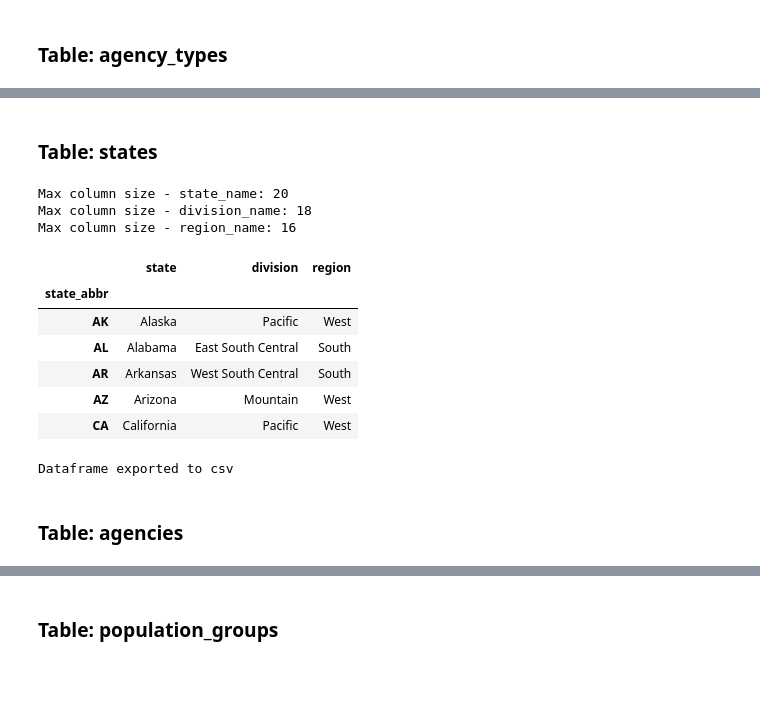
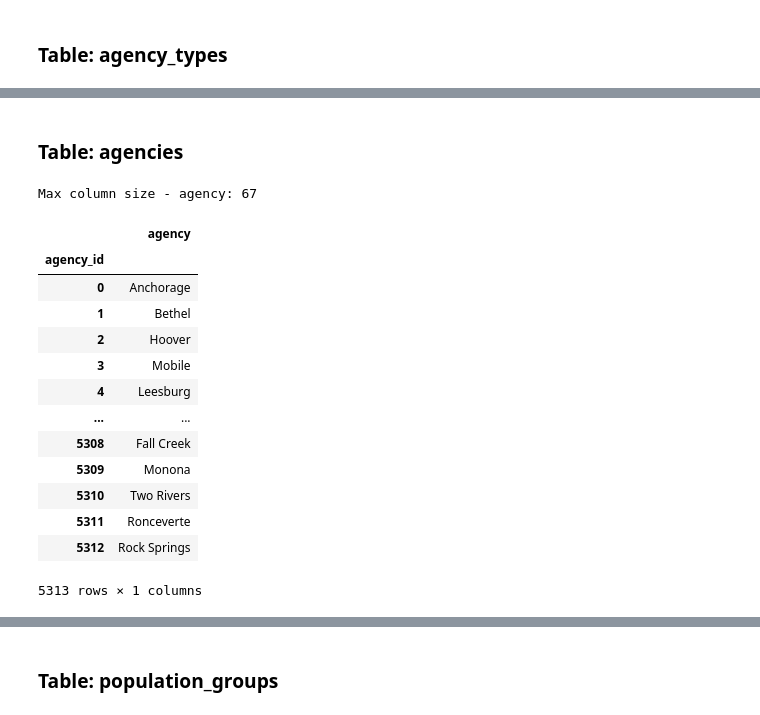
Before and after one commit to evacs/Project-3, a Jupyter notebook: etl/fbi_hate_crimes_data.ipynb, the cells around one changed output, grey strips where cells are left out. Saved outputs shown, nothing was run; the diff lists cells and outputs as text; code cells hidden in the pictures; blank space fills up the shorter version.

```diff
--- a/etl/fbi_hate_crimes_data.ipynb
+++ b/etl/fbi_hate_crimes_data.ipynb
@@ -64,35 +100,28 @@ print('Dataframe exported to csv')
-# %% [markdown]
-### Table: states
-# %%
-# # Create dataframe for states
-states_df = crime_data_df.loc[:, ['state_abbr', 'state_name', 'division_name', 'region_name']].groupby('state_abbr').first()
-states_renamed_df = states_df.rename(columns={'state_name': 'state', 'division_name': 'division', 'region_name': 'region'})
-
-# Print maximum size of each column for database schema
-print(f"Max column size - state_name: {states_df['state_name'].map(lambda x: len(x)).max()}")
-print(f"Max column size - division_name: {states_df['division_name'].map(lambda x: len(x)).max()}")
-print(f"Max column size - region_name: {states_df['region_name'].map(lambda x: len(x)).max()}")
-
-# Display sample data
-states_renamed_df.head()
-# %% [output]
-Max column size - state_name: 20
-Max column size - division_name: 18
-Max column size - region_name: 16
-|  | state | division | region |
-| state_abbr |  |  |  |
-| AK | Alaska | Pacific | West |
-| AL | Alabama | East South Central | South |
-| AR | Arkansas | West South Central | South |
-| AZ | Arizona | Mountain | West |
-| CA | California | Pacific | West |
-# %%
-# Export states dataframe to csv
-states_renamed_df.to_csv('data/states.csv')
-
-# Confirm that export completed
-print('Dataframe exported to csv')
-# %% [output]
-Dataframe exported to csv
 # %% [markdown]
 ### Table: agencies
+# %%
+# Create agencies csv
+agencies_df = pd.DataFrame(crime_data_df['pug_agency_name'].unique(), columns=['agency'])
+agencies_df.index.name = 'agency_id'
+
+# Code Reference: https://stackoverflow.com/questions/21295334/find-length-of-longest-string-in-pandas-dataframe-column
+print(f"Max column size - agency: {agencies_df['agency'].map(lambda x: len(x)).max()}")
+
+# Display dataframe
+agencies_df
+# %% [output]
+Max column size - agency: 67
+|  | agency |
+| agency_id |  |
+| 0 | Anchorage |
+| 1 | Bethel |
+| 2 | Hoover |
+| 3 | Mobile |
+| 4 | Leesburg |
+| ... | ... |
+| 5308 | Fall Creek |
+| 5309 | Monona |
+| 5310 | Two Rivers |
+| 5311 | Ronceverte |
+| 5312 | Rock Springs |
+5313 rows × 1 columns
```
Also changed, not shown: parts of 14 cells of this notebook, 5 other files.
